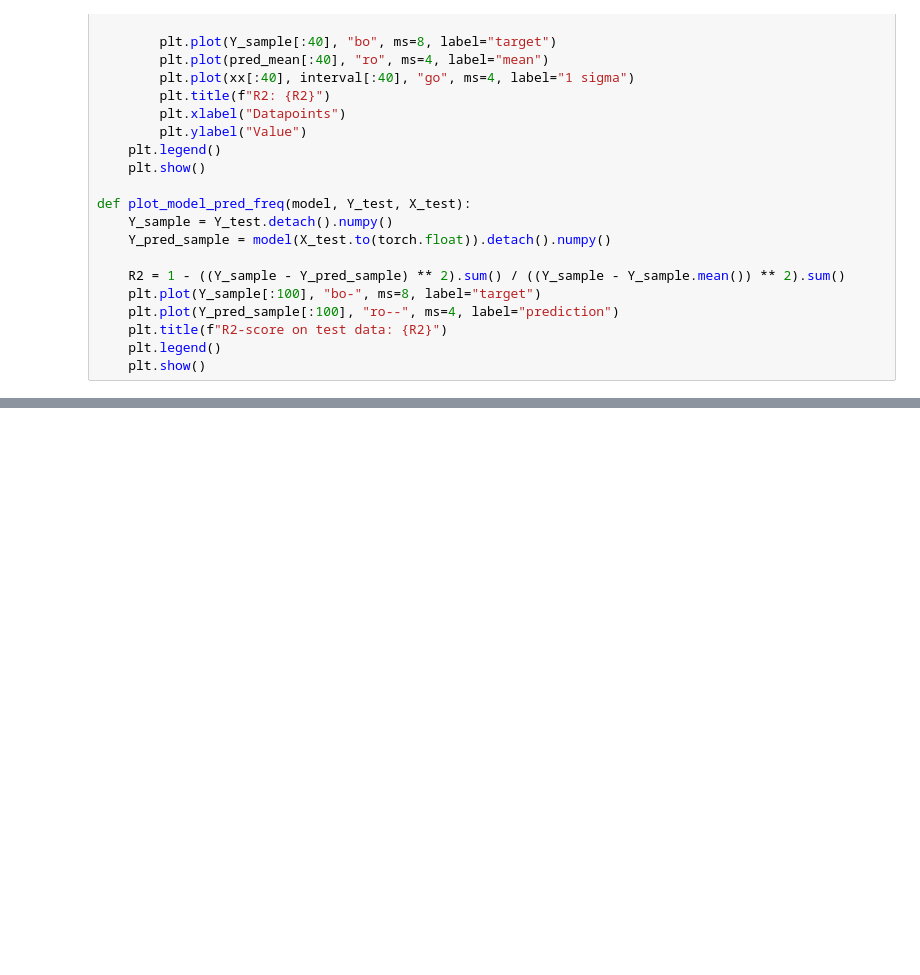
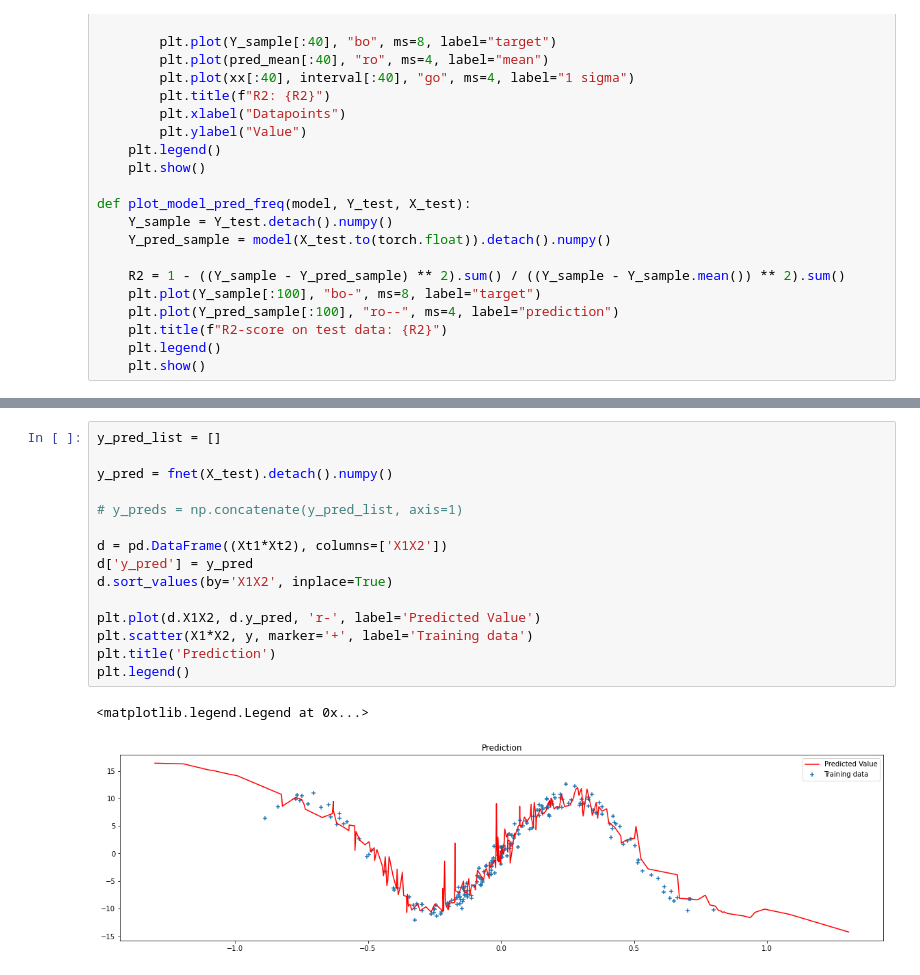
Before and after one commit to Haakooto/CS282_final_project, a Jupyter notebook: code/sinusoid.ipynb, the cells around one changed output, grey strips where cells are left out. Drawn from its saved outputs; the diff is of its cells as text; blank space fills up the shorter version.

```diff
--- a/code/sinusoid.ipynb
+++ b/code/sinusoid.ipynb
@@ -205,0 +228,18 @@ ValueError: x and y can be no greater than 2D, but have shapes (200, 1, 1) and (
+# %%
+y_pred_list = []
+
+y_pred = fnet(X_test).detach().numpy()
+
+# y_preds = np.concatenate(y_pred_list, axis=1)
+
+d = pd.DataFrame((Xt1*Xt2), columns=['X1X2'])
+d['y_pred'] = y_pred
+d.sort_values(by='X1X2', inplace=True)
+
+plt.plot(d.X1X2, d.y_pred, 'r-', label='Predicted Value')
+plt.scatter(X1*X2, y, marker='+', label='Training data')
+plt.title('Prediction')
+plt.legend()
+# %% [output]
+<matplotlib.legend.Legend at 0x...>
+[figure, added]
```
Also changed, not shown: parts of 10 cells of this notebook.
